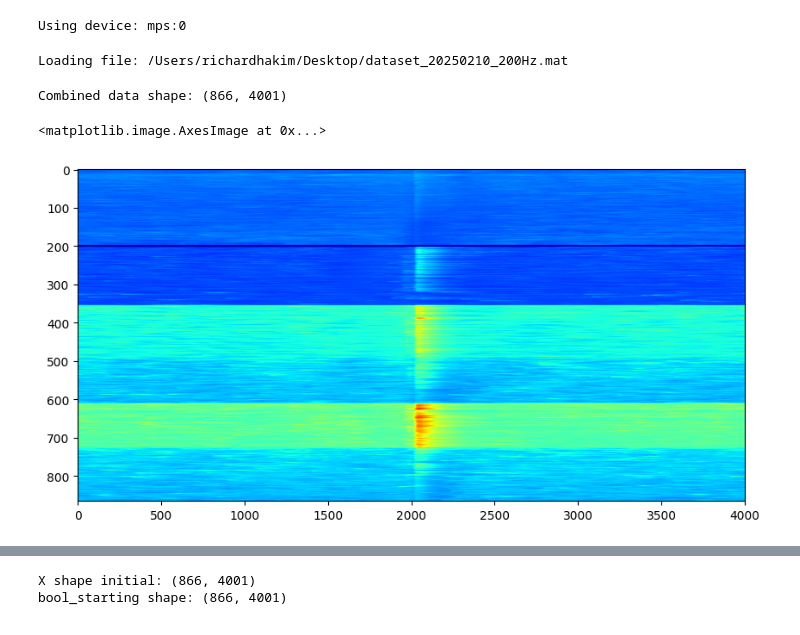
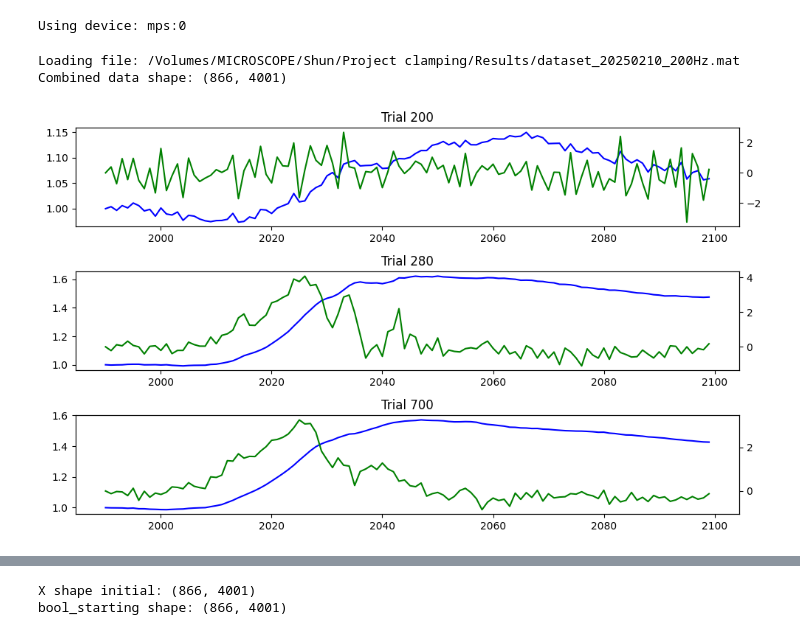
Before and after one commit to shunnnli/PhotometryClamp, a Jupyter notebook: PhotometryModel_rh20250212.ipynb, the cells around one changed output, grey strips where cells are left out. Saved outputs shown, nothing was run; the diff lists cells and outputs as text; code cells hidden in the pictures.

Commit message:
optuna analysis

```diff
--- a/PhotometryModel_rh20250212.ipynb
+++ b/PhotometryModel_rh20250212.ipynb
@@ -518,8 +518,8 @@ Using device: mps:0
 # Load data from .mat file
 import scipy.io
 # Select file from GUI
-# file_path = '/Volumes/MICROSCOPE/Shun/Project clamping/Results/dataset_20250210_200Hz.mat'
-file_path = '/Users/richardhakim/Desktop/dataset_20250210_200Hz.mat'
+file_path = '/Volumes/MICROSCOPE/Shun/Project clamping/Results/dataset_20250210_200Hz.mat'
+# file_path = '/Users/richardhakim/Desktop/dataset_20250210_200Hz.mat'
 # Load the file
 print(f"Loading file: {file_path}")
 data = scipy.io.loadmat(file_path)
@@ -528,5 +528,12 @@ data = scipy.io.loadmat(file_path)
 reward_data = data['reward_data']
 punish_data = data['punish_data']
 combined_data = np.concatenate((reward_data, punish_data), axis=0)
+combined_data = np.concatenate((combined_data[0:320], combined_data[480:]), axis=0) # optional: remove the 160 trials in the middle
+print(f"Combined data shape: {combined_data.shape}")
+
+# Plot the data
+# plt.figure(figsize=(10, 6))
+# plt.imshow(combined_data, aspect='auto', cmap='jet')
 # %% [output]
-Loading file: /Users/richardhakim/Desktop/dataset_20250210_200Hz.mat
+Loading file: /Volumes/MICROSCOPE/Shun/Project clamping/Results/dataset_20250210_200Hz.mat
+Combined data shape: (866, 4001)
@@ -535,9 +539,0 @@ combined_data = np.concatenate((combined_data[0:320], combined_data[480:]), axis
-# %%
-print(f"Combined data shape: {combined_data.shape}")
-
-plt.figure(figsize=(10, 5))
-plt.imshow(combined_data, aspect='auto', cmap='jet')
-# %% [output]
-Combined data shape: (866, 4001)
-<matplotlib.image.AxesImage at 0x...>
-[figure, removed]
@@ -548 +612,34 @@ nFeatures_rewardFeaturization_high = 5
+# %%
+# Plot 3 samples around event (for PID analysis)
+plotIdx = [200, 280, 700]
+time_range = (-50, 500)
+Fs = 200
+normalize = True
+
+plt.figure(figsize=(10, 6))
+plot_window = np.arange(time_range[0]*Fs/1000 + 2000, time_range[1]*Fs/1000 + 2000, dtype=int)
+for i in range(3):
+    plt.subplot(3, 1, i+1)
+
+    # Compute the trace and control signal
+    pid = PID(kp=0, ki=0.0, kd=100, output_range=(-np.inf, np.inf), direction='reverse')
+    trace = combined_data[plotIdx[i],plot_window]
+    if normalize:
+        baseline = trace[0]
+        trace = trace/baseline
+        diff_trace = np.diff(trace, prepend=1)
+        pid_output = pid.compute_from_signal(baseline, trace)
+    else:
+        diff_trace = np.diff(trace, prepend=trace[0])
+        pid_output = pid.compute_from_signal(baseline, trace)
+
+    # Plot the trace
+    plt.plot(plot_window, trace, 'b')
+    plt.twinx()
+    plt.plot(plot_window, pid_output, 'g')
+    plt.title(f"Trial {plotIdx[i]}")
+plt.tight_layout()
+plt.show()
+# %% [output]
+[figure, added]
 # %%
```
Also changed, not shown: parts of 6 cells of this notebook, 2 other files.
